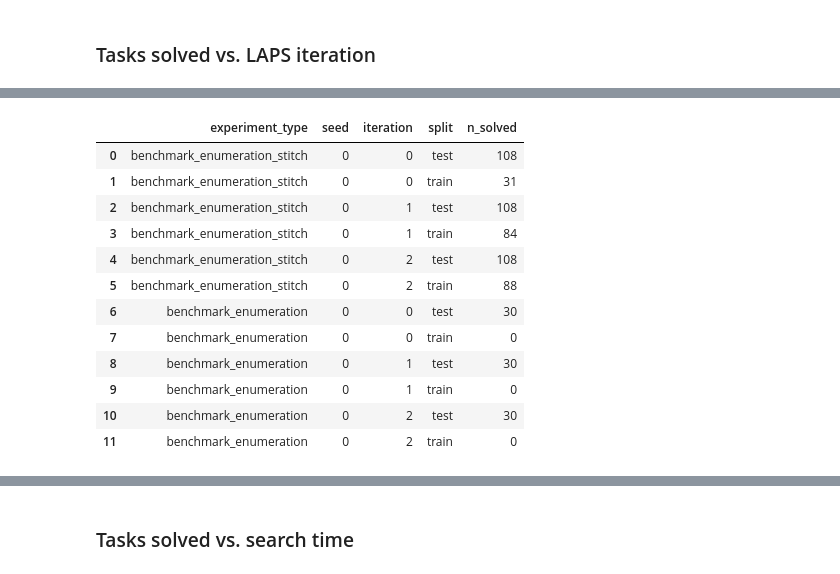
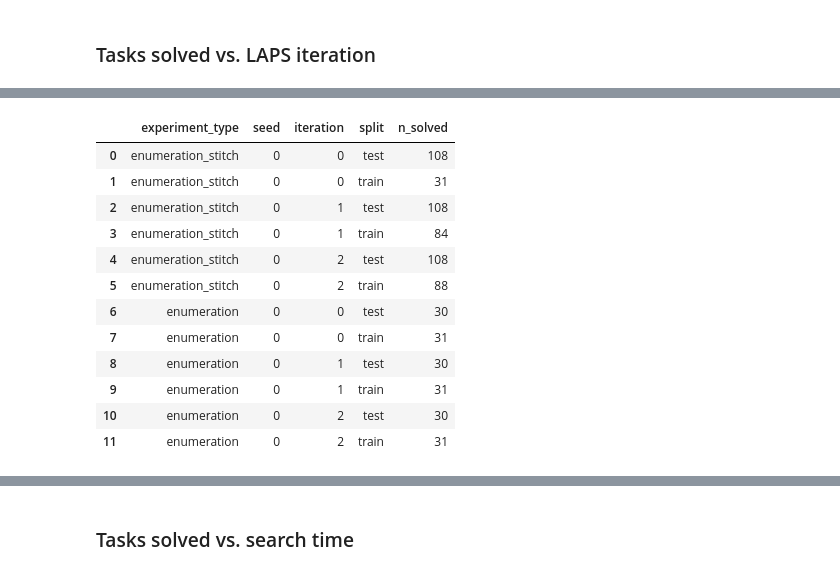
Before and after one commit to gabegrand/lilo, a Jupyter notebook: analysis/analyze_synthesis_experiment.ipynb, the cells around one changed output, grey strips where cells are left out. Drawn from its saved outputs; the diff is of its cells as text; code cells hidden in the pictures.

```diff
--- a/analysis/analyze_synthesis_experiment.ipynb
+++ b/analysis/analyze_synthesis_experiment.ipynb
@@ -47,7 +46,7 @@ analyzer.dir_domains
 # %% [markdown]
 ### Tasks solved vs. LAPS iteration
 # %%
-df = analyzer.get_synthesis_results_for_domain(DOMAIN)
+df = analyzer.get_synthesis_results_for_domain(DOMAIN, experiment_types=["enumeration", "enumeration_stitch"])
 df
 # %% [output]
 |  | request | task | programs | best_search_time | split | seed | iteration | experiment_type |
@@ -66,33 +65,33 @@ df
 # %%
 df_results = (
     df.groupby(["experiment_type", "seed", "iteration", "split"])
     .best_search_time.count()
     .reset_index(name="n_solved")
 )
 
 # Duplicate "benchmark_enumeration" for n_iterations
-df_list = [df_results[df_results.experiment_type != "benchmark_enumeration"]]
+df_list = [df_results[df_results.experiment_type != "enumeration"]]
 for iteration in sorted(df_results.iteration.unique()):
-    df_tmp = df_results[df_results.experiment_type == "benchmark_enumeration"].copy()
+    df_tmp = df_results[df_results.experiment_type == "enumeration"].copy()
     df_tmp["iteration"] = iteration
     df_list.append(df_tmp)
 df_results = pd.concat(df_list, axis=0).reset_index(drop=True)
 
 df_results
 # %% [output]
 |  | experiment_type | seed | iteration | split | n_solved |
-| 0 | benchmark_enumeration_stitch | 0 | 0 | test | 108 |
-| 1 | benchmark_enumeration_stitch | 0 | 0 | train | 31 |
-| 2 | benchmark_enumeration_stitch | 0 | 1 | test | 108 |
-| 3 | benchmark_enumeration_stitch | 0 | 1 | train | 84 |
-| 4 | benchmark_enumeration_stitch | 0 | 2 | test | 108 |
-| 5 | benchmark_enumeration_stitch | 0 | 2 | train | 88 |
-| 6 | benchmark_enumeration | 0 | 0 | test | 30 |
-| 7 | benchmark_enumeration | 0 | 0 | train | 0 |
-| 8 | benchmark_enumeration | 0 | 1 | test | 30 |
-| 9 | benchmark_enumeration | 0 | 1 | train | 0 |
-| 10 | benchmark_enumeration | 0 | 2 | test | 30 |
-| 11 | benchmark_enumeration | 0 | 2 | train | 0 |
+| 0 | enumeration_stitch | 0 | 0 | test | 108 |
+| 1 | enumeration_stitch | 0 | 0 | train | 31 |
+| 2 | enumeration_stitch | 0 | 1 | test | 108 |
+| 3 | enumeration_stitch | 0 | 1 | train | 84 |
+| 4 | enumeration_stitch | 0 | 2 | test | 108 |
+| 5 | enumeration_stitch | 0 | 2 | train | 88 |
+| 6 | enumeration | 0 | 0 | test | 30 |
+| 7 | enumeration | 0 | 0 | train | 31 |
+| 8 | enumeration | 0 | 1 | test | 30 |
+| 9 | enumeration | 0 | 1 | train | 31 |
+| 10 | enumeration | 0 | 2 | test | 30 |
+| 11 | enumeration | 0 | 2 | train | 31 |
 # %%
 sns.lineplot(
     data=df_results, x="iteration", y="n_solved", hue="experiment_type", style="split"
```
Also changed, not shown: parts of 9 cells of this notebook, 3 other files.
